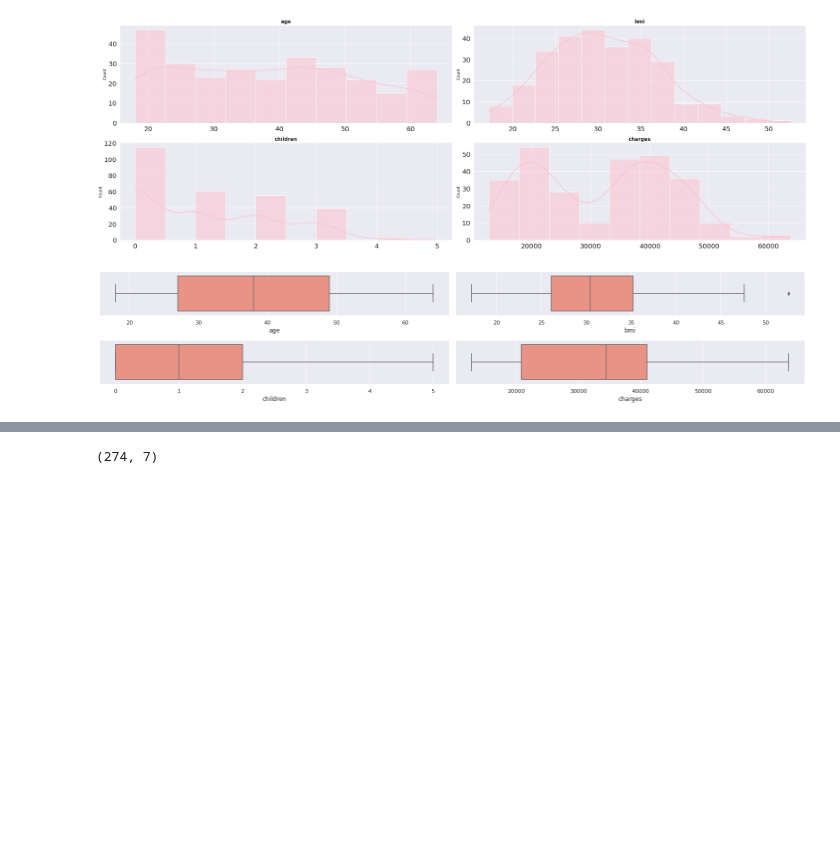
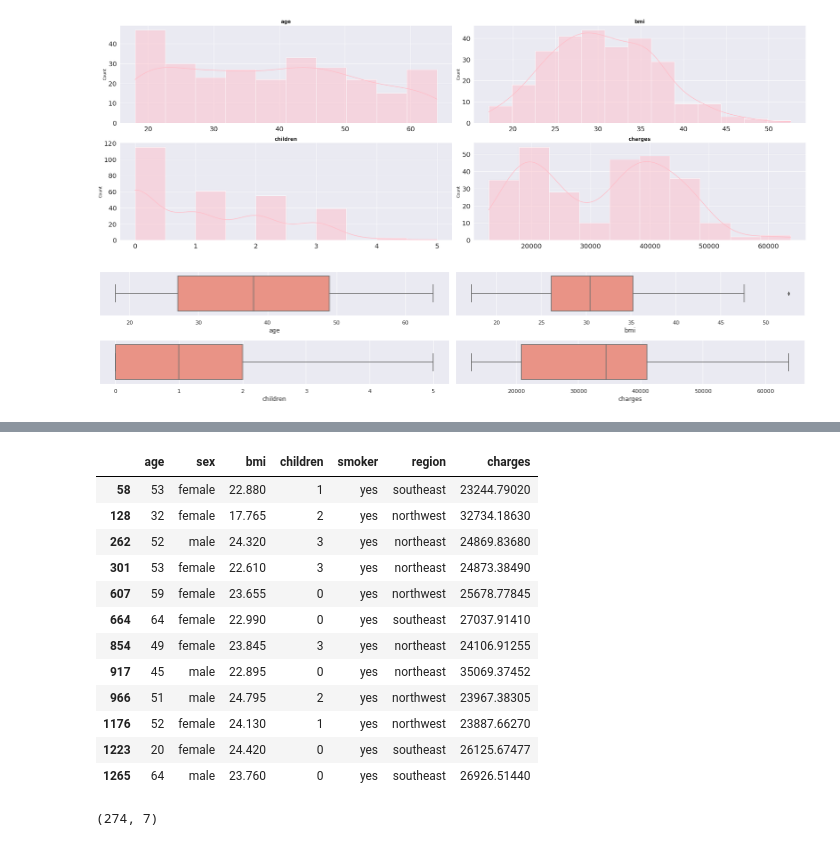
Before and after one commit to AnaGonBu/Proyecto_google, a Jupyter notebook: 01-RL-ML-Intro.ipynb, the cells around one changed output, grey strips where cells are left out. Cells and saved outputs as stored; diff of their text form; code cells hidden in the pictures; blank space fills up the shorter version.

```diff
--- a/01-RL-ML-Intro.ipynb
+++ b/01-RL-ML-Intro.ipynb
@@ -427,0 +453,2 @@ plt.show();
+# %%
+df1_peso_altas=df_peso_fumador[df_peso_fumador['charges']>=23000]
@@ -428,3 +470,19 @@ plt.show();
+# %%
+df1_peso_altas.head(12)
+# %% [output]
+|  | age | sex | bmi | children | smoker | region | charges |
+| 58 | 53 | female | 22.880 | 1 | yes | southeast | 23244.79020 |
+| 128 | 32 | female | 17.765 | 2 | yes | northwest | 32734.18630 |
+| 262 | 52 | male | 24.320 | 3 | yes | northeast | 24869.83680 |
+| 301 | 53 | female | 22.610 | 3 | yes | northeast | 24873.38490 |
+| 607 | 59 | female | 23.655 | 0 | yes | northwest | 25678.77845 |
+| 664 | 64 | female | 22.990 | 0 | yes | southeast | 27037.91410 |
+| 854 | 49 | female | 23.845 | 3 | yes | northeast | 24106.91255 |
+| 917 | 45 | male | 22.895 | 0 | yes | northeast | 35069.37452 |
+| 966 | 51 | male | 24.795 | 2 | yes | northwest | 23967.38305 |
+| 1176 | 52 | female | 24.130 | 1 | yes | northwest | 23887.66270 |
+| 1223 | 20 | female | 24.420 | 0 | yes | southeast | 26125.67477 |
+| 1265 | 64 | male | 23.760 | 0 | yes | southeast | 26926.51440 |
 # %%
 df1.shape #comprobamos el tamaño de nuestro nuevo posible dataset
 # %% [output]
```
Also changed, not shown: parts of 14 cells of this notebook.
